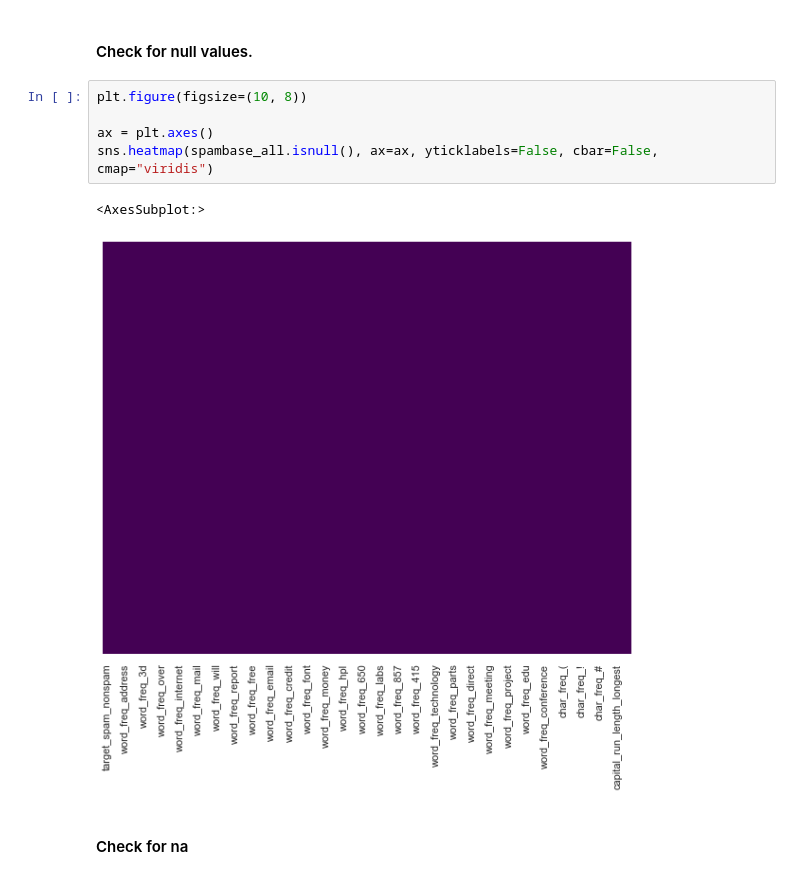
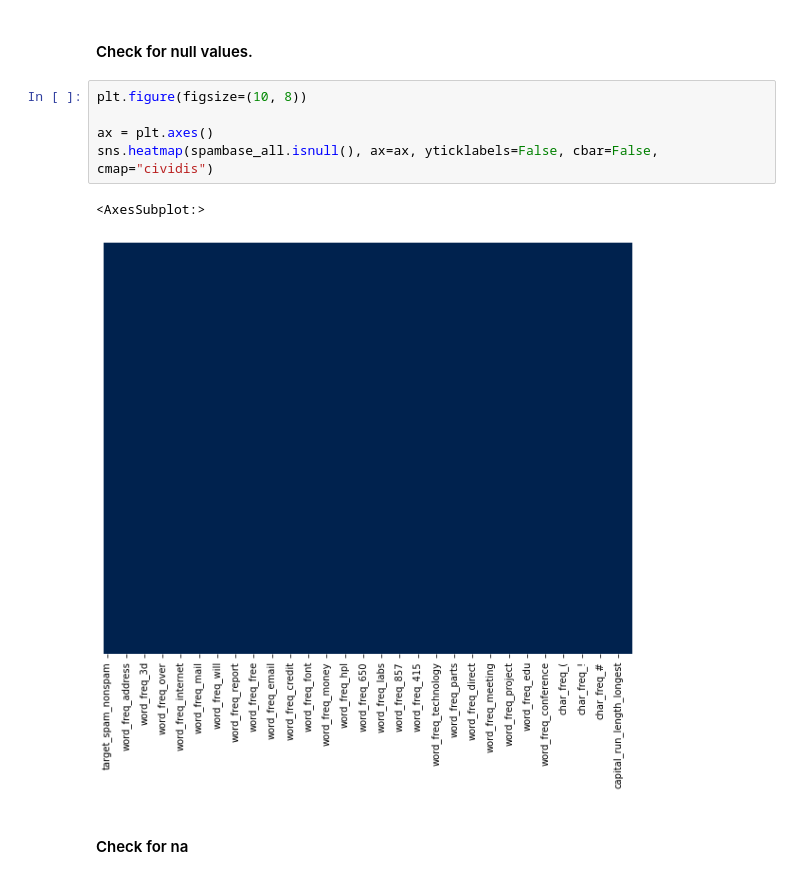
Before and after one commit to quickheaven/scs-3251-statistics-for-data-science, a Jupyter notebook: project_spambase_nb.ipynb, the cells around one changed output. Saved outputs shown, nothing was run; the diff lists cells and outputs as text.

```diff
--- a/project_spambase_nb.ipynb
+++ b/project_spambase_nb.ipynb
@@ -106,11 +106,11 @@ spambase_all.head(5)
 # %%
 plt.figure(figsize=(10, 8))
 
 ax = plt.axes()
-sns.heatmap(spambase_all.isnull(), ax=ax, yticklabels=False, cbar=False, cmap="viridis")
+sns.heatmap(spambase_all.isnull(), ax=ax, yticklabels=False, cbar=False, cmap="cividis")
 # %% [output]
 <AxesSubplot:>
-[figure, old version]
+[figure, new version]
 # %% [markdown]
 #### Check for na
 # %%
```
Also changed, not shown: parts of 7 cells of this notebook, 1 other file.
